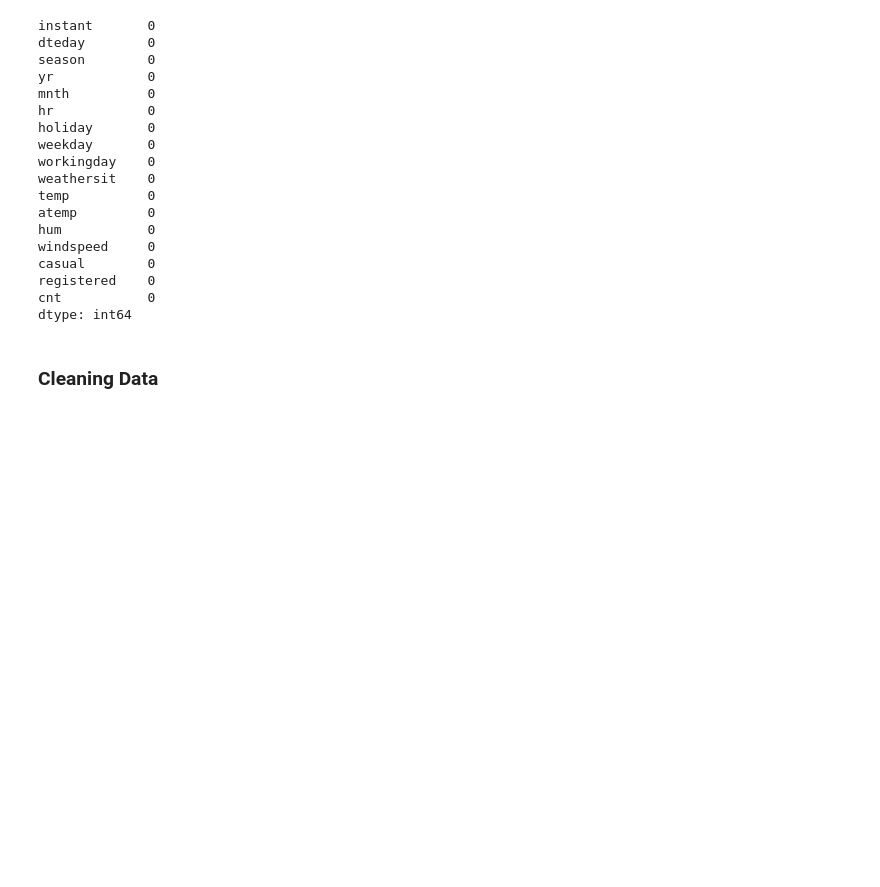
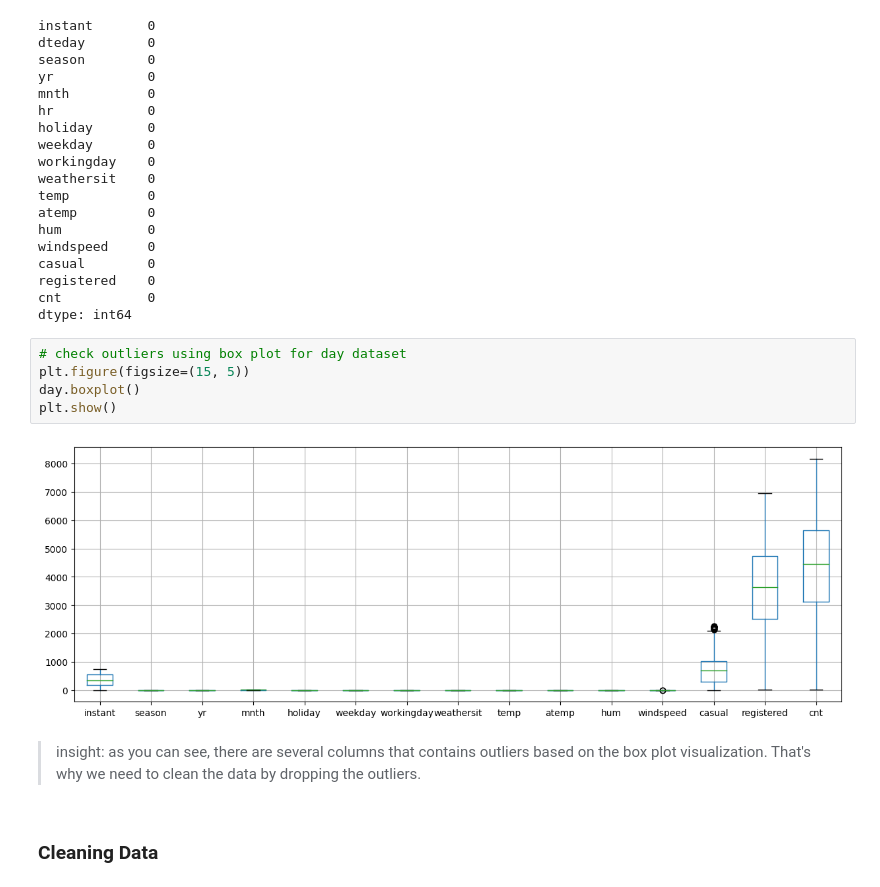
Before and after one commit to iqbalpa/belajar-analisis-data-dengan-python, a Jupyter notebook: notebook.ipynb, the cells around one changed output. Cells and saved outputs as stored; diff of their text form; blank space fills up the shorter version.

```diff
--- a/notebook.ipynb
+++ b/notebook.ipynb
@@ -83,6 +83,15 @@ casual        0
 registered    0
 cnt           0
 dtype: int64
+# %%
+# check outliers using box plot for day dataset
+plt.figure(figsize=(15, 5))
+day.boxplot()
+plt.show()
+# %% [output]
+[figure, added]
+# %% [markdown]
+> insight: as you can see, there are several columns that contains outliers based on the box plot visualization. That's why we need to clean the data by dropping the outliers.
 # %% [markdown]
 ### Cleaning Data
 # %%
```
Also changed, not shown: parts of 6 cells of this notebook, 3 other files.
